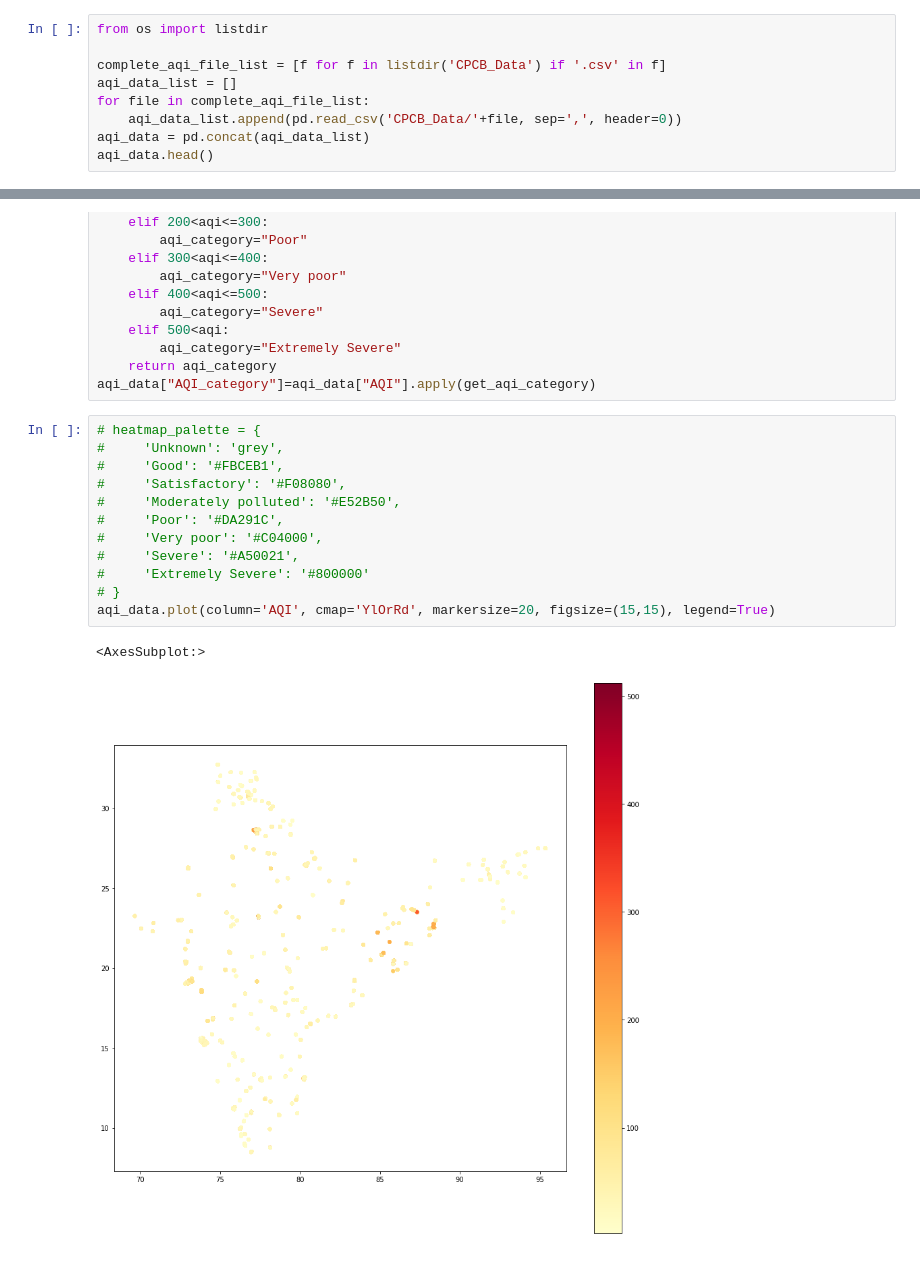
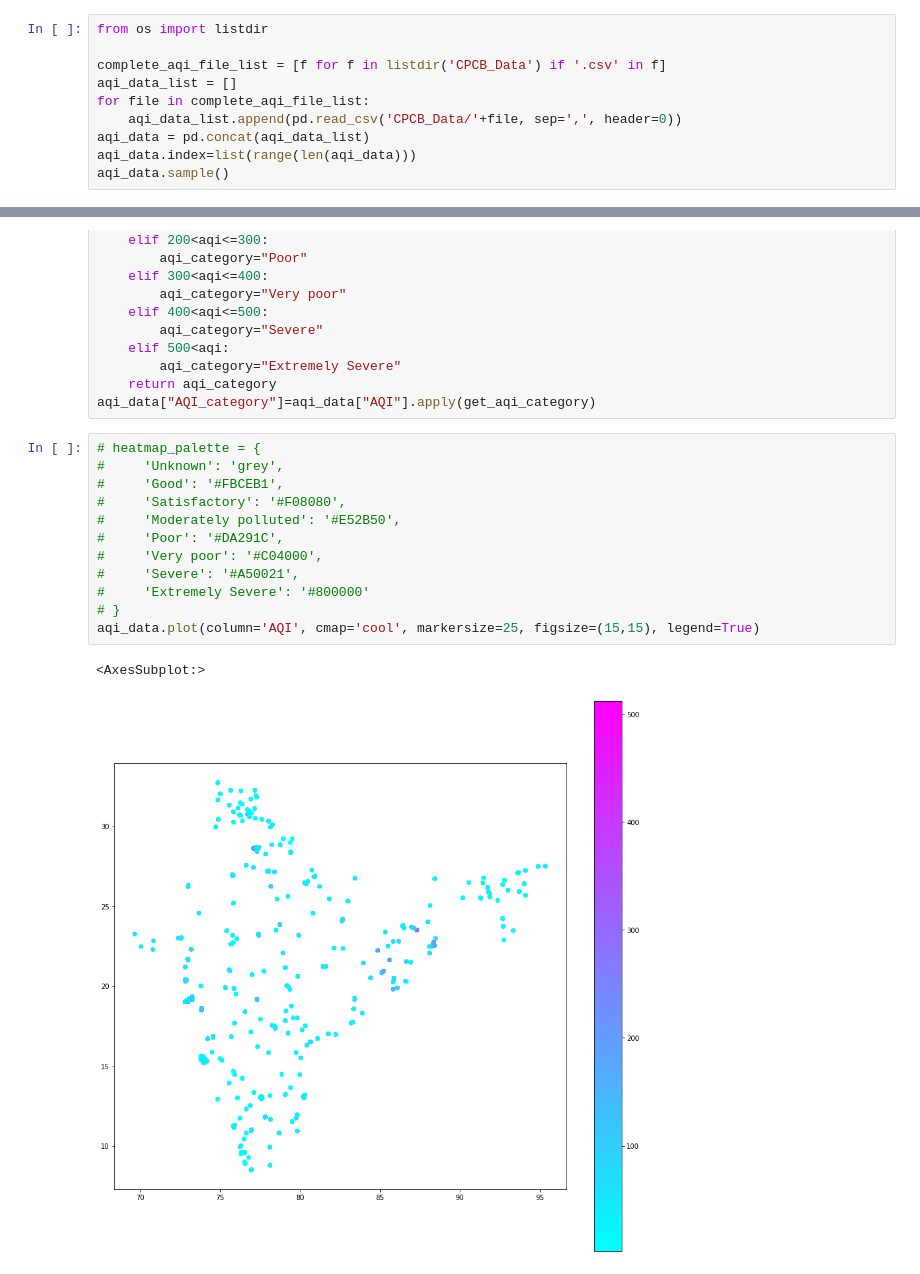
Before and after one commit to adarshm-26/Predicting-Anaemia-Occurrence, a Jupyter notebook: DWDM_Air_Quality_Index.ipynb, the cells around one changed output, grey strips where cells are left out. Drawn from its saved outputs; the diff is of its cells as text.

```diff
--- a/DWDM_Air_Quality_Index.ipynb
+++ b/DWDM_Air_Quality_Index.ipynb
@@ -33,6 +29,7 @@ aqi_data_list = []
 for file in complete_aqi_file_list:
     aqi_data_list.append(pd.read_csv('CPCB_Data/'+file, sep=',', header=0))
 aqi_data = pd.concat(aqi_data_list)
-aqi_data.head()
+aqi_data.index=list(range(len(aqi_data)))
+aqi_data.sample()
 # %% [output]
 |  | Stn Code | Sampling Date | State | City/Town/Village/Area | Location of Monitoring Station | Agency | ... |
@@ -438,15 +314,15 @@ aqi_data["AQI_category"]=aqi_data["AQI"].apply(get_aqi_category)
 # %%
 # heatmap_palette = {
 #     'Unknown': 'grey',
 #     'Good': '#FBCEB1',
 #     'Satisfactory': '#F08080',
 #     'Moderately polluted': '#E52B50',
 #     'Poor': '#DA291C',
 #     'Very poor': '#C04000',
 #     'Severe': '#A50021',
 #     'Extremely Severe': '#800000'
 # }
-aqi_data.plot(column='AQI', cmap='YlOrRd', markersize=20, figsize=(15,15), legend=True)
+aqi_data.plot(column='AQI', cmap='cool', markersize=25, figsize=(15,15), legend=True)
 # %% [output]
 <AxesSubplot:>
-[figure, old version]
+[figure, new version]
```
Also changed, not shown: parts of 13 cells of this notebook.
